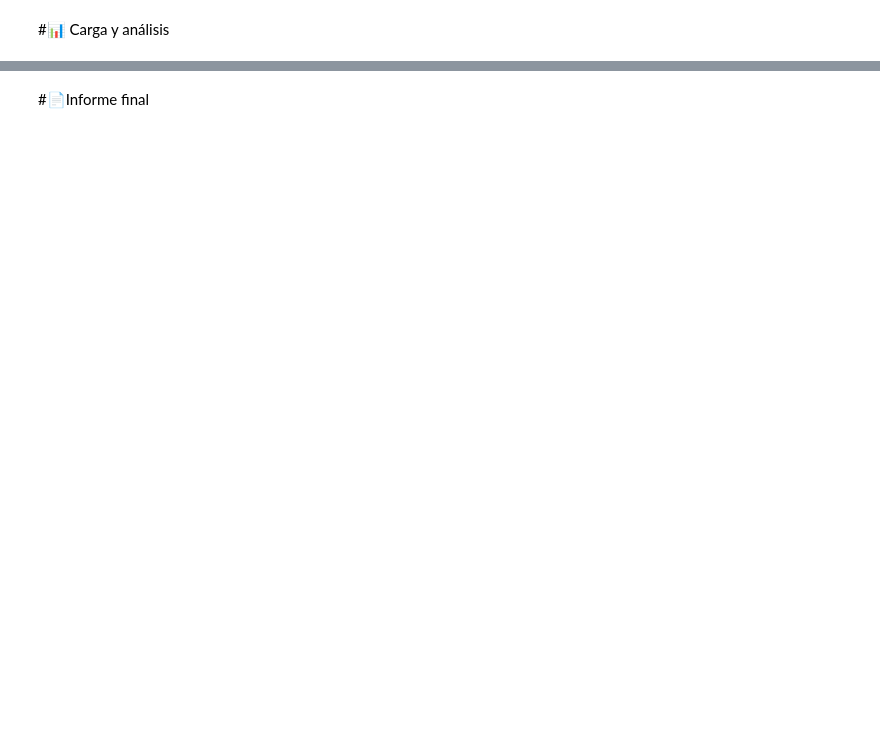
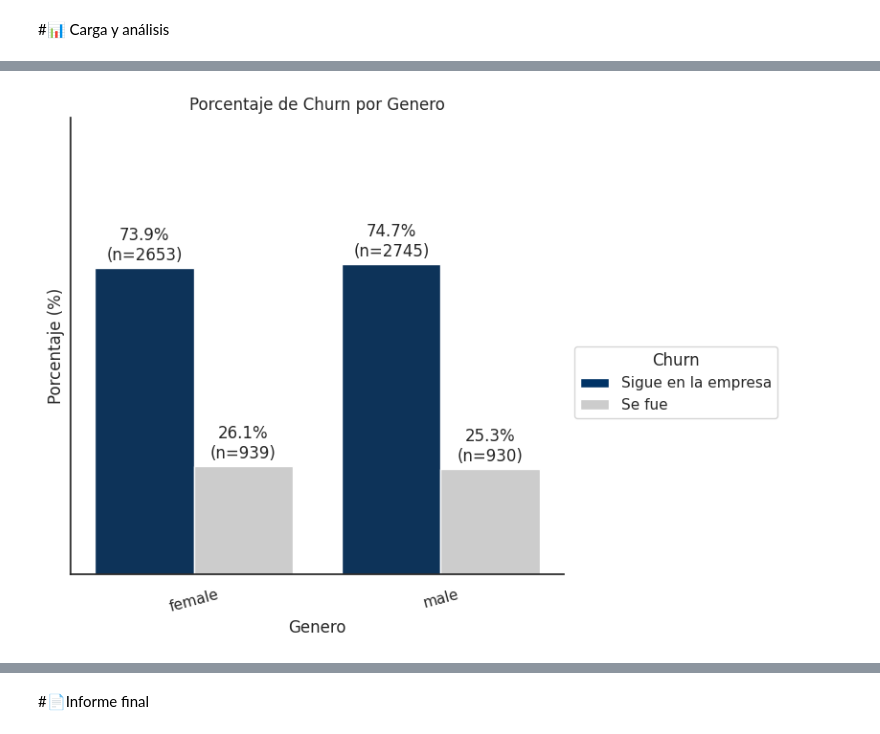
Before and after one commit to WolganStark/CHALLENGE-TELECOM-X, a Jupyter notebook: TelecomX.ipynb, the cells around one changed output, grey strips where cells are left out. Saved outputs shown, nothing was run; the diff lists cells and outputs as text; code cells hidden in the pictures; blank space fills up the shorter version.

```diff
--- a/TelecomX.ipynb
+++ b/TelecomX.ipynb
@@ -28,0 +602,4 @@ df.head()
+# %%
+agrupar_graficar('Genero')
+# %% [output]
+[figure, added]
```
Also changed, not shown: parts of 103 cells of this notebook, 12 other files.
